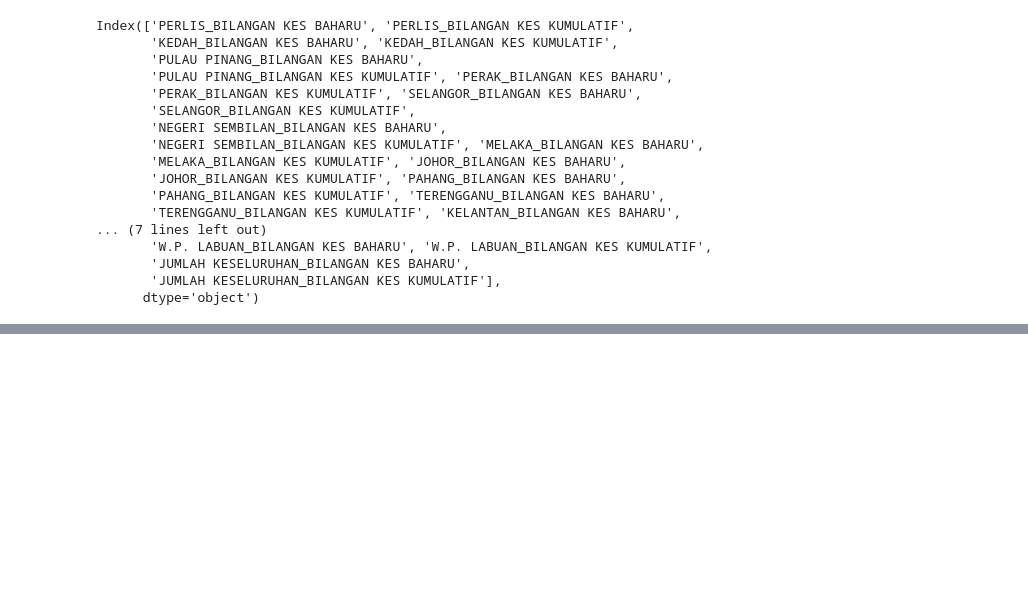
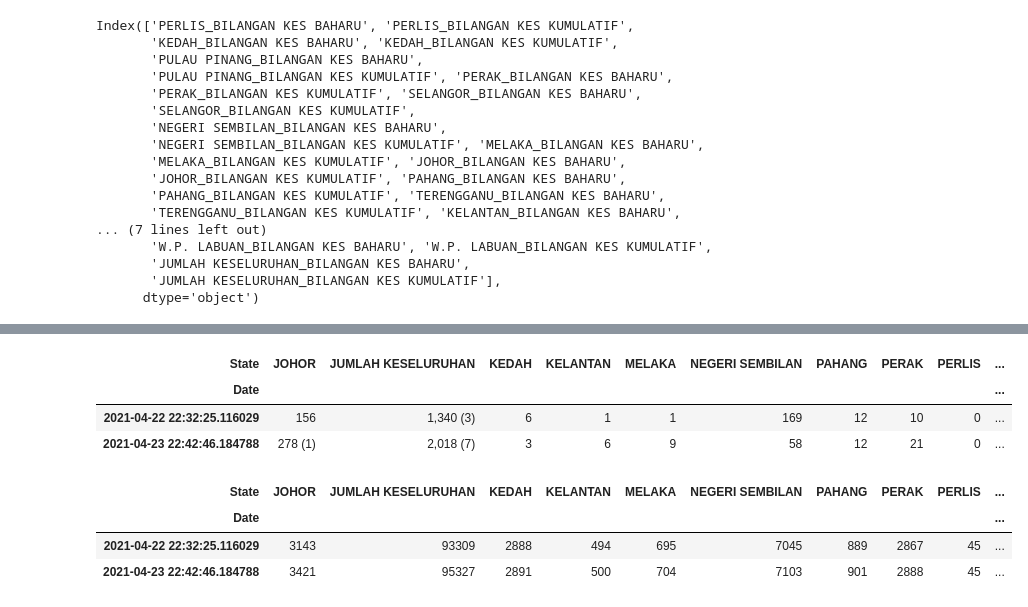
Before and after one commit to ansonnn07/covid19-malaysia, a Jupyter notebook: scrape_covid19_msia.ipynb, the cells around one changed output, grey strips where cells are left out. Cells and saved outputs as stored; diff of their text form; code cells hidden in the pictures; blank space fills up the shorter version.

```diff
--- a/scrape_covid19_msia.ipynb
+++ b/scrape_covid19_msia.ipynb
@@ -903,0 +1000,14 @@ Index(['PERLIS_BILANGAN KES BAHARU', 'PERLIS_BILANGAN KES KUMULATIF',
+# %%
+combined_df.pivot_table(index='Date', columns='State', values='New Case', aggfunc='max')
+# %% [output]
+| State | JOHOR | JUMLAH KESELURUHAN | KEDAH | KELANTAN | MELAKA | NEGERI SEMBILAN | PAHANG | PERAK | PERLIS | ... |
+| Date |  |  |  |  |  |  |  |  |  | ... |
+| 2021-04-22 22:32:25.116029 | 156 | 1,340 (3) | 6 | 1 | 1 | 169 | 12 | 10 | 0 | ... |
+| 2021-04-23 22:42:46.184788 | 278 (1) | 2,018 (7) | 3 | 6 | 9 | 58 | 12 | 21 | 0 | ... |
+# %%
+combined_df.pivot_table(index='Date', columns='State', values='Cumulative Case', aggfunc='max')
+# %% [output]
+| State | JOHOR | JUMLAH KESELURUHAN | KEDAH | KELANTAN | MELAKA | NEGERI SEMBILAN | PAHANG | PERAK | PERLIS | ... |
+| Date |  |  |  |  |  |  |  |  |  | ... |
+| 2021-04-22 22:32:25.116029 | 3143 | 93309 | 2888 | 494 | 695 | 7045 | 889 | 2867 | 45 | ... |
+| 2021-04-23 22:42:46.184788 | 3421 | 95327 | 2891 | 500 | 704 | 7103 | 901 | 2888 | 45 | ... |
```
Also changed, not shown: parts of 10 cells of this notebook, 2 other files.
